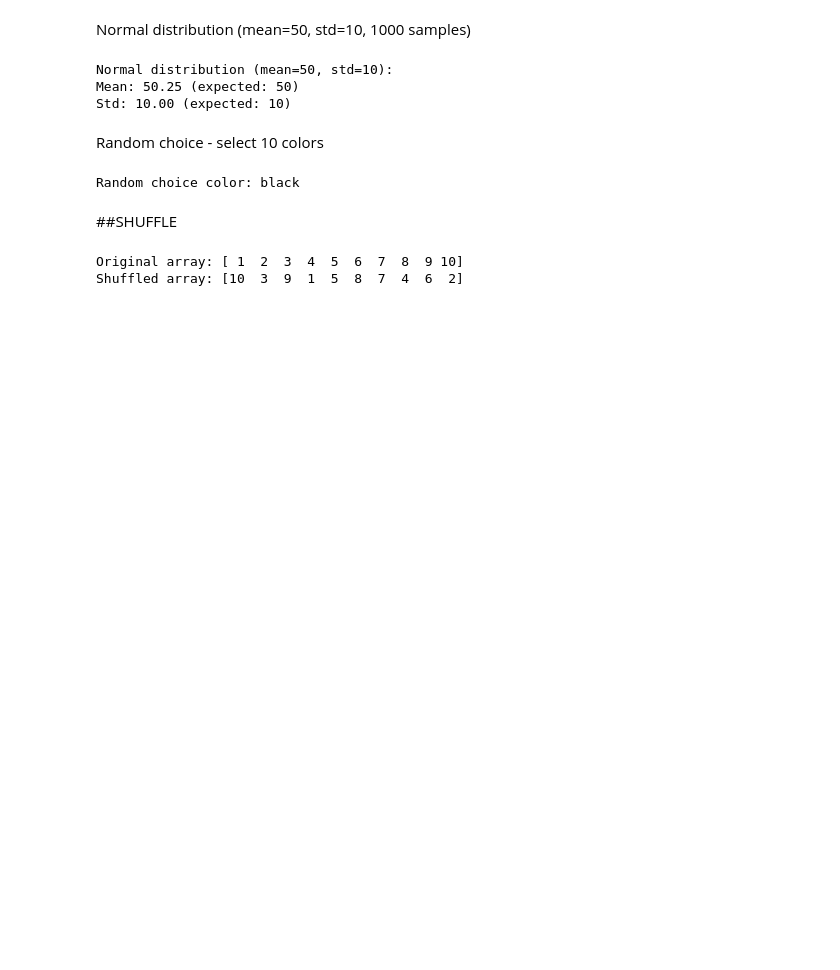
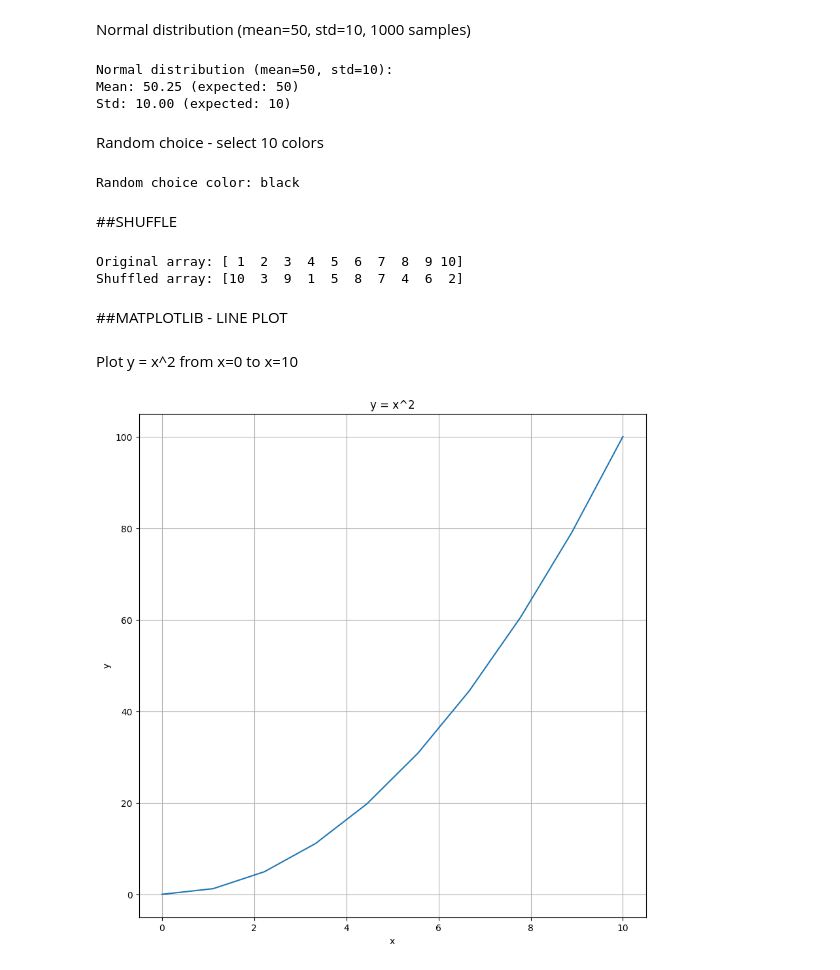
Before and after one commit to Davron030901/Matplotlib_and_Seaborn, a Jupyter notebook: RANDOM_and_MATPLOTLIB_BASICS.ipynb, the cells around one changed output. Cells and saved outputs as stored; diff of their text form; code cells hidden in the pictures; blank space fills up the shorter version.

```diff
--- a/RANDOM_and_MATPLOTLIB_BASICS.ipynb
+++ b/RANDOM_and_MATPLOTLIB_BASICS.ipynb
@@ -496,3 +496,20 @@ print("Shuffled array:", arr)
 # %% [output]
 Original array: [ 1  2  3  4  5  6  7  8  9 10]
 Shuffled array: [10  3  9  1  5  8  7  4  6  2]
+# %% [markdown]
+##MATPLOTLIB - LINE PLOT
+# %% [markdown]
+Plot y = x^2 from x=0 to x=10
+# %%
+x = np.linspace(0,10, 10)
+y = x**2
+
+plt.figure(figsize=(10, 10))
+plt.plot(x, y)
+plt.title("y = x^2")
+plt.xlabel("x")
+plt.ylabel("y")
+plt.grid(True)
+plt.show()
+# %% [output]
+[figure, added]
```
Also changed, not shown: parts of 23 cells of this notebook.
